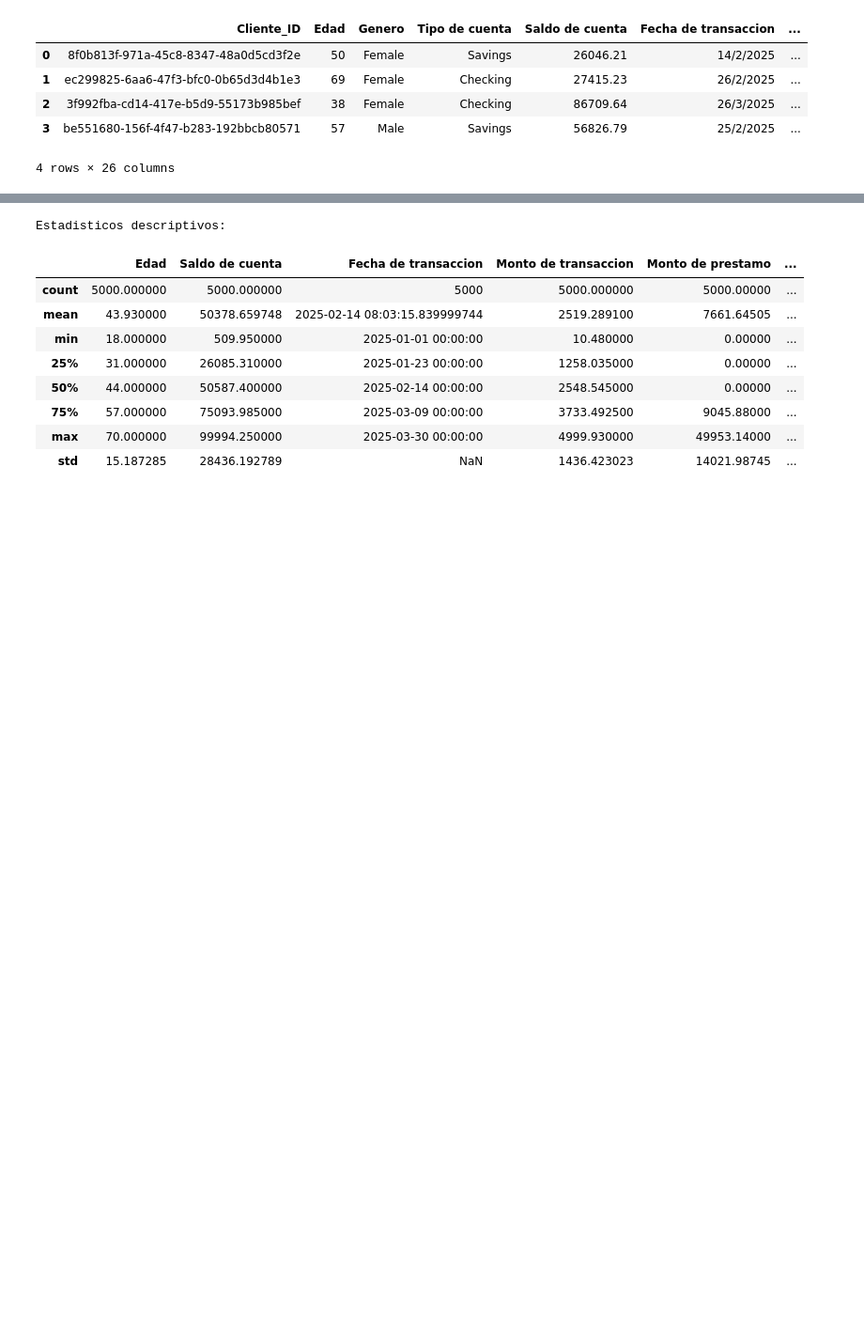
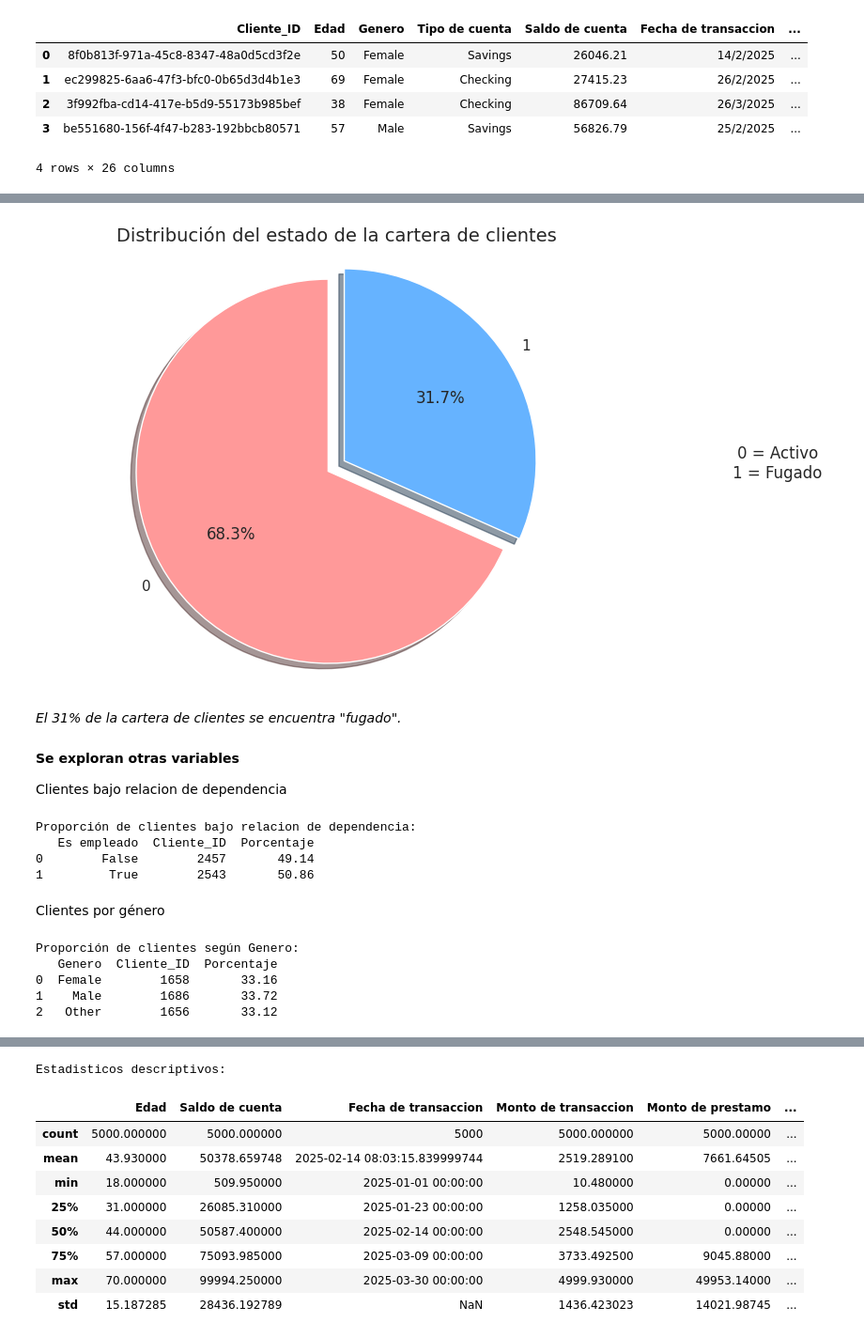
Before and after one commit to jmestralet/Proyecto_DS_Coderhouse, a Jupyter notebook: Proyecto.ipynb, the cells around one changed output, grey strips where cells are left out. Shown at 94% size. Saved outputs shown, nothing was run; the diff lists cells and outputs as text; code cells hidden in the pictures; blank space fills up the shorter version.

```diff
--- a/Proyecto.ipynb
+++ b/Proyecto.ipynb
@@ -309,0 +283,50 @@ df['Tuvo prestamo'] = df.apply(tuvo_prestamo, axis=1)
+# %%
+conteo = df['Etiqueta de abandono'].value_counts()
+
+# Crear el gráfico circular
+fig, ax = plt.subplots(figsize=(8, 6))
+ax.pie(conteo, labels=conteo.index, colors=['#ff9999', '#66b3ff'],
+       autopct='%1.1f%%', shadow=True, startangle=90,
+       explode=(0.1, 0))
+
+ax.axis('equal')
+
+plt.title('Distribución del estado de la cartera de clientes', fontsize=14)
+plt.text(1.1, 0.5, '0 = Activo\n1 = Fugado', ha='center', va='center', fontsize=12,
+         transform=fig.transFigure)
+plt.show()
+# %% [output]
+[figure, added]
+# %% [markdown]
+*El 31% de la cartera de clientes se encuentra "fugado".*
+# %% [markdown]
+**Se exploran otras variables**
+
+Clientes bajo relacion de dependencia
+# %%
+"Clientes bajo relacion de dependencia"
+conteo = df.groupby('Es empleado')['Cliente_ID'].agg('count').reset_index()
+total_clientes = df['Cliente_ID'].nunique()
+conteo['Porcentaje'] = (conteo['Cliente_ID'] / total_clientes) * 100
+
+
+print('Proporción de clientes bajo relacion de dependencia:')
+print(conteo)
+# %% [output]
+Proporción de clientes bajo relacion de dependencia:
+   Es empleado  Cliente_ID  Porcentaje
+0        False        2457       49.14
+1         True        2543       50.86
+# %% [markdown]
+Clientes por género
+# %%
+conteo = df.groupby('Genero')['Cliente_ID'].agg('count').reset_index()
+conteo['Porcentaje'] = (conteo['Cliente_ID'] / total_clientes) * 100
+print('Proporción de clientes según Genero:')
+print(conteo)
+# %% [output]
+Proporción de clientes según Genero:
+   Genero  Cliente_ID  Porcentaje
+0  Female        1658       33.16
+1    Male        1686       33.72
+2   Other        1656       33.12
```
Also changed, not shown: parts of 76 cells of this notebook.
